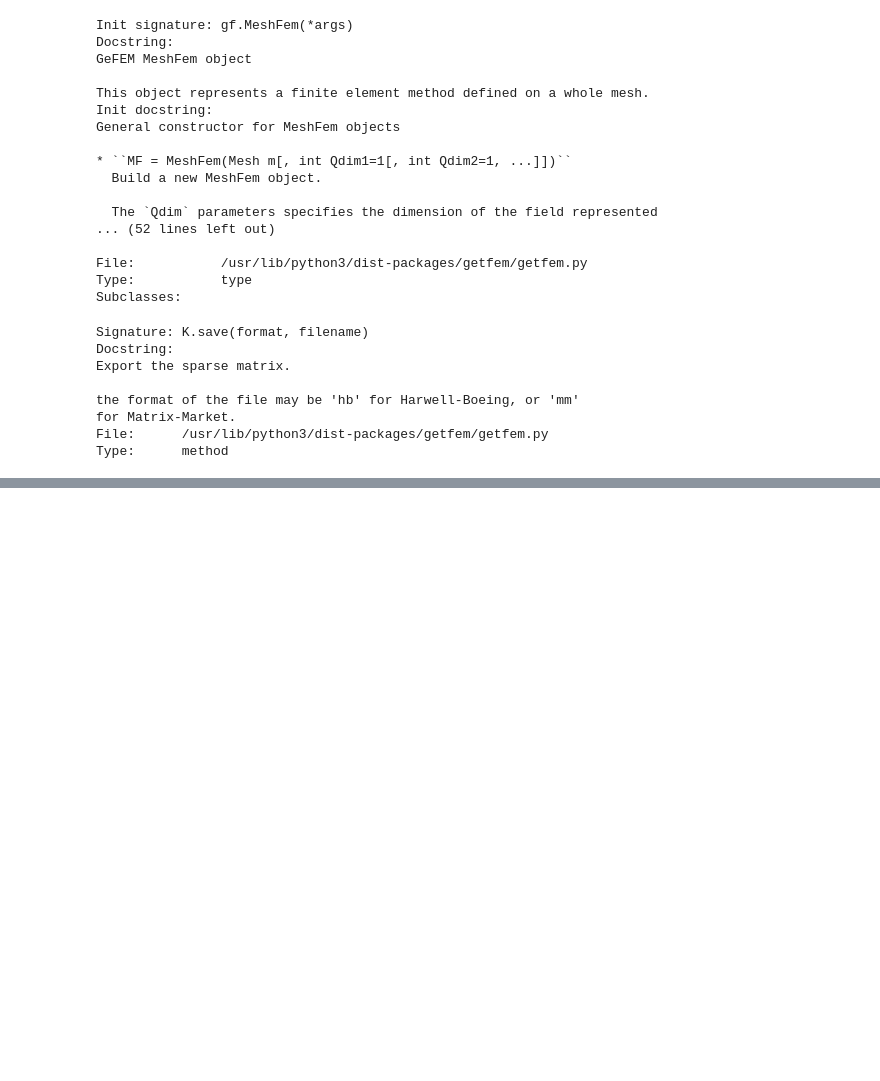
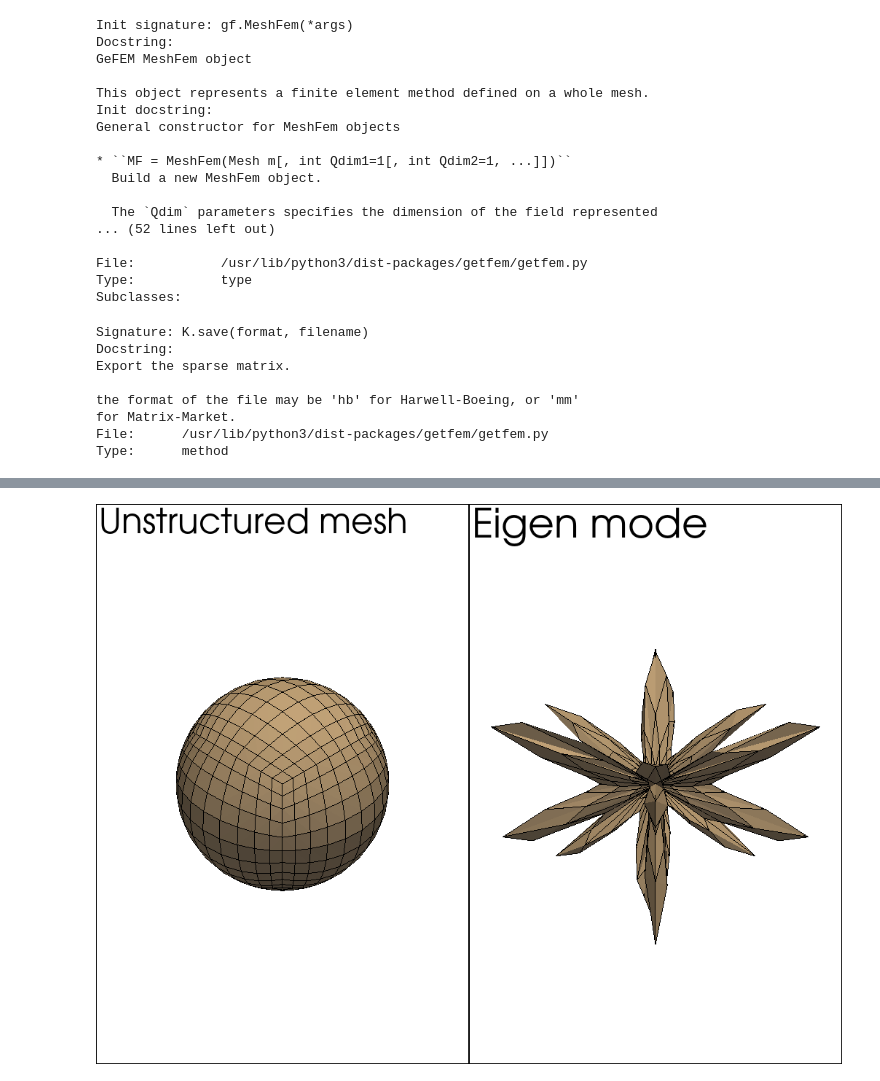
Before and after one commit to tkoyama010/awesome-getfem, a Jupyter notebook: doc/ball_eigen.ipynb, the cells around one changed output, grey strips where cells are left out. Cells and saved outputs as stored; diff of their text form; code cells hidden in the pictures; blank space fills up the shorter version.

Commit message:
🆕 ball_eigen.ipynb (#75)
* Delete ball_eigen.ipynb

* Add files via upload

* Delete ball_eigen.ipynb

* Add files via upload

```diff
--- a/doc/ball_eigen.ipynb
+++ b/doc/ball_eigen.ipynb
@@ -139,0 +167,13 @@ M.save("mm", "M.mtx")
+# %%
+p = pv.Plotter(shape=(1, 2))
+p.subplot(0, 0)
+mesh2 = pv.read("m2.vtk")
+p.add_text("Unstructured mesh", font_size=24)
+p.add_mesh(mesh2, show_edges = True)
+p.subplot(0, 1)
+mesh2 = pv.read("m3.vtk")
+p.add_text("Eigen mode", font_size=24)
+p.add_mesh(mesh2, show_edges = True)
+p.show()
+# %% [output]
+[figure, added]
```
Also changed, not shown: parts of 9 cells of this notebook.
